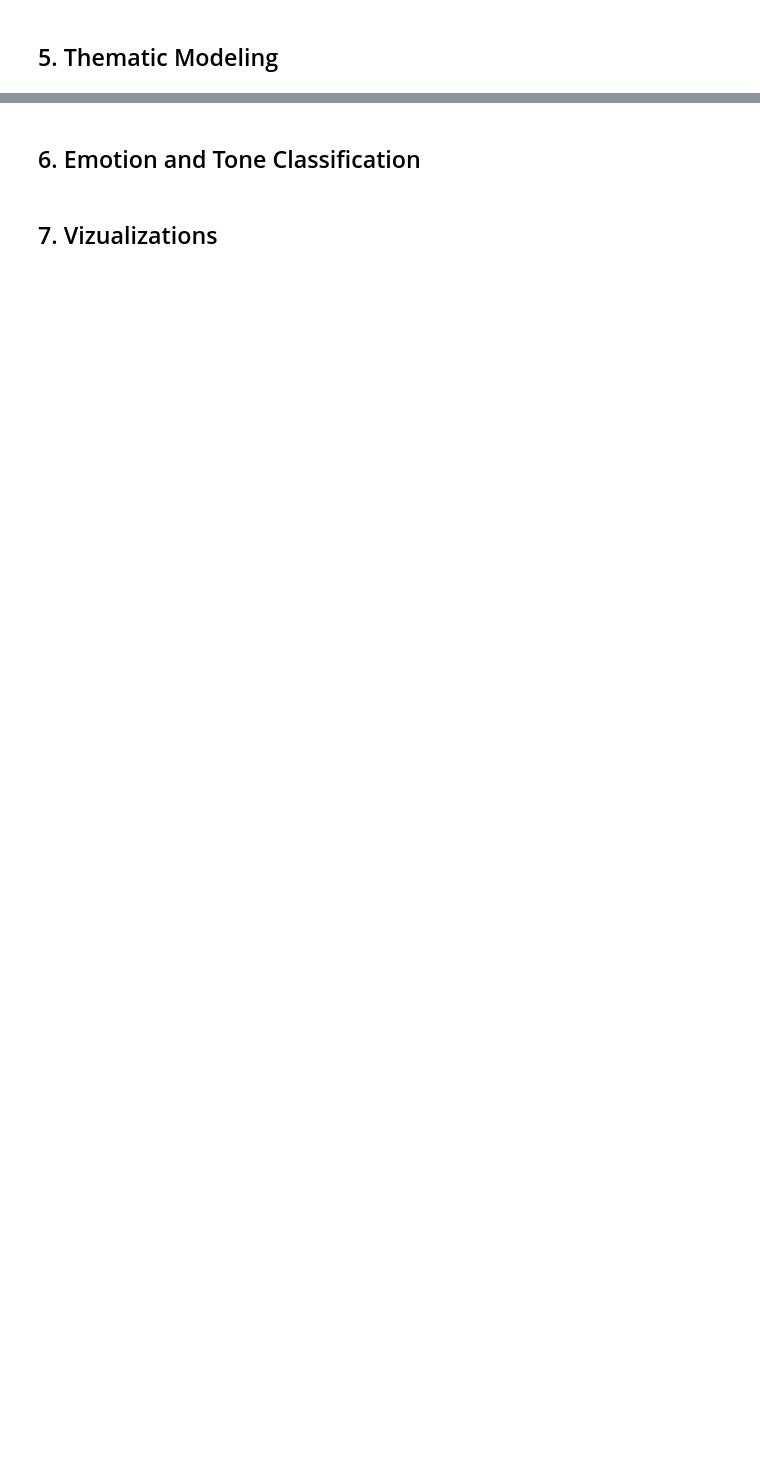
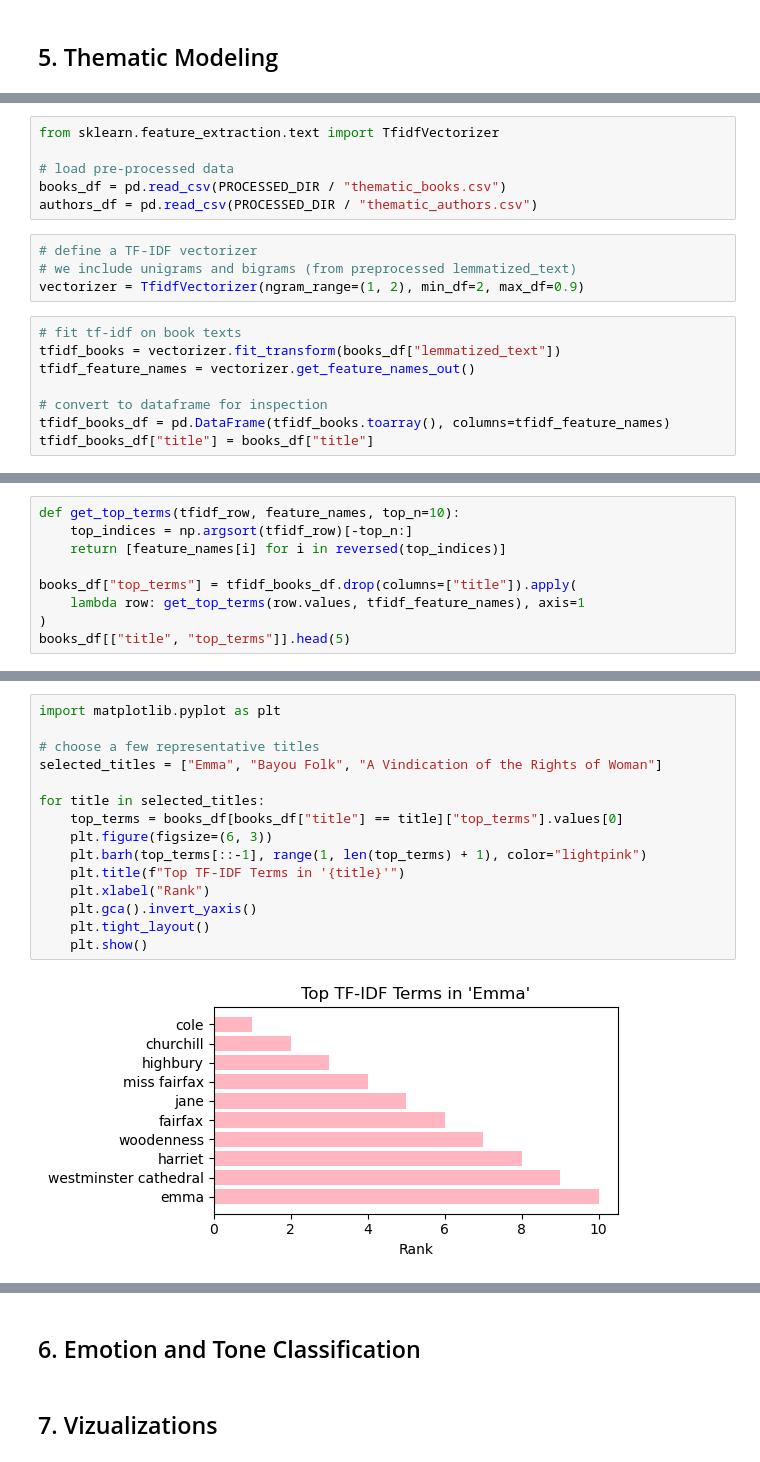
Before and after one commit to emmacristinamora/feminist_nlp, a Jupyter notebook: notebooks/chat_made/3_theme_emotion_emma.ipynb, the cells around one changed output, grey strips where cells are left out. Drawn from its saved outputs; the diff is of its cells as text; blank space fills up the shorter version.

```diff
--- a/notebooks/chat_made/3_theme_emotion_emma.ipynb
+++ b/notebooks/chat_made/3_theme_emotion_emma.ipynb
@@ -57,0 +548,18 @@ Columns: ['text', 'sentiment', 'entities', 'verbs', 'title']
+# %%
+from sklearn.feature_extraction.text import TfidfVectorizer
+
+# load pre-processed data
+books_df = pd.read_csv(PROCESSED_DIR / "thematic_books.csv")
+authors_df = pd.read_csv(PROCESSED_DIR / "thematic_authors.csv")
+# %%
+# define a TF-IDF vectorizer
+# we include unigrams and bigrams (from preprocessed lemmatized_text)
+vectorizer = TfidfVectorizer(ngram_range=(1, 2), min_df=2, max_df=0.9)
+# %%
+# fit tf-idf on book texts
+tfidf_books = vectorizer.fit_transform(books_df["lemmatized_text"])
+tfidf_feature_names = vectorizer.get_feature_names_out()
+
+# convert to dataframe for inspection
+tfidf_books_df = pd.DataFrame(tfidf_books.toarray(), columns=tfidf_feature_names)
+tfidf_books_df["title"] = books_df["title"]
@@ -57,0 +576,9 @@ Columns: ['text', 'sentiment', 'entities', 'verbs', 'title']
+# %%
+def get_top_terms(tfidf_row, feature_names, top_n=10):
+    top_indices = np.argsort(tfidf_row)[-top_n:]
+    return [feature_names[i] for i in reversed(top_indices)]
+
+books_df["top_terms"] = tfidf_books_df.drop(columns=["title"]).apply(
+    lambda row: get_top_terms(row.values, tfidf_feature_names), axis=1
+)
+books_df[["title", "top_terms"]].head(5)
@@ -57,0 +609,17 @@ Columns: ['text', 'sentiment', 'entities', 'verbs', 'title']
+# %%
+import matplotlib.pyplot as plt
+
+# choose a few representative titles
+selected_titles = ["Emma", "Bayou Folk", "A Vindication of the Rights of Woman"]
+
+for title in selected_titles:
+    top_terms = books_df[books_df["title"] == title]["top_terms"].values[0]
+    plt.figure(figsize=(6, 3))
+    plt.barh(top_terms[::-1], range(1, len(top_terms) + 1), color="lightpink")
+    plt.title(f"Top TF-IDF Terms in '{title}'")
+    plt.xlabel("Rank")
+    plt.gca().invert_yaxis()
+    plt.tight_layout()
+    plt.show()
+# %% [output]
+[figure, added]
```
Also changed, not shown: parts of 134 cells of this notebook.
